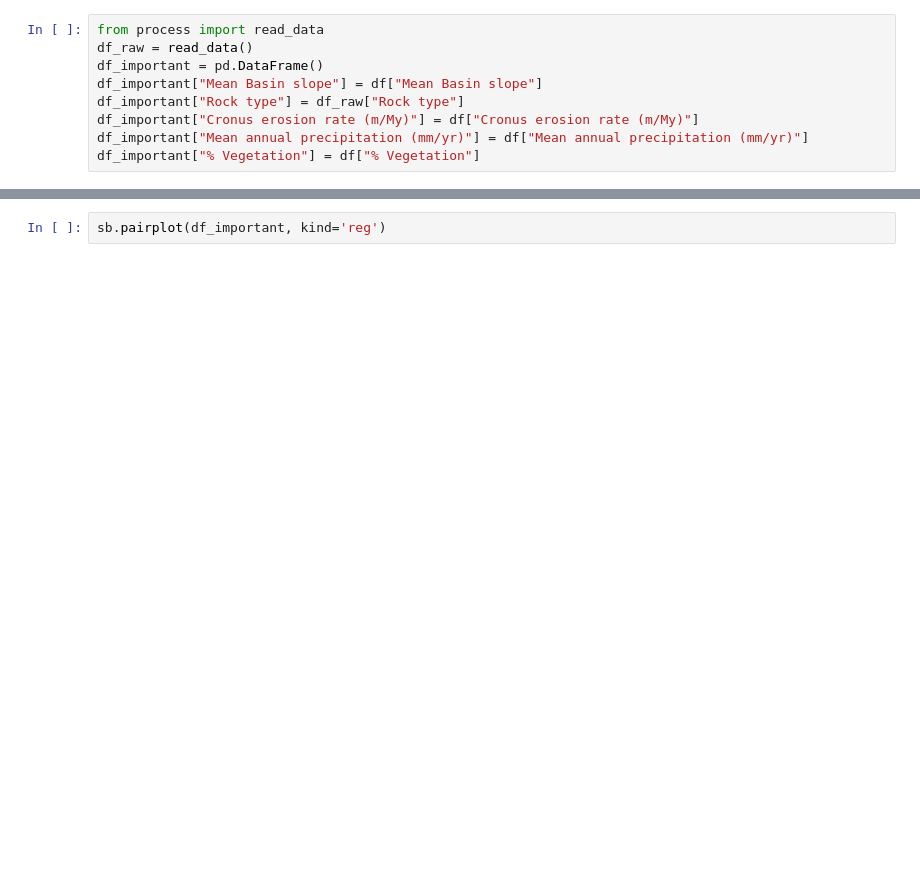
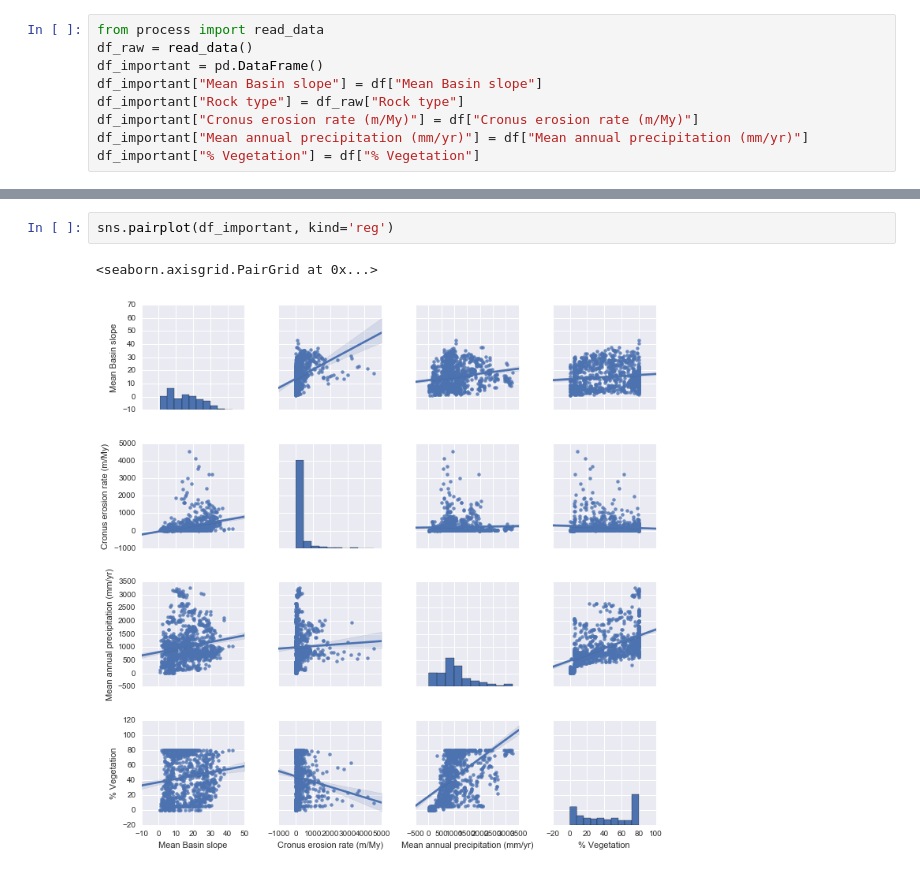
Before and after one commit to WGierke/erosion_data_analytics, a Jupyter notebook: Statistics.ipynb, the cells around one changed output, grey strips where cells are left out. Drawn from its saved outputs; the diff is of its cells as text; blank space fills up the shorter version.

```diff
--- a/Statistics.ipynb
+++ b/Statistics.ipynb
@@ -228,2 +242,5 @@ df_important
 # %%
-sb.pairplot(df_important, kind='reg')
+sns.pairplot(df_important, kind='reg')
+# %% [output]
+<seaborn.axisgrid.PairGrid at 0x...>
+[figure, added]
```
Also changed, not shown: parts of 6 cells of this notebook, 1 other file.
